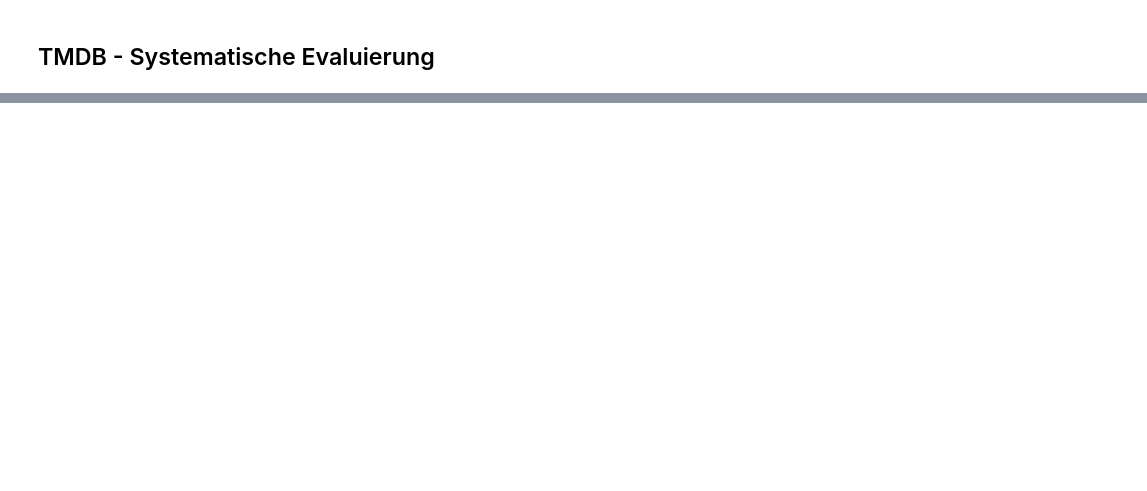
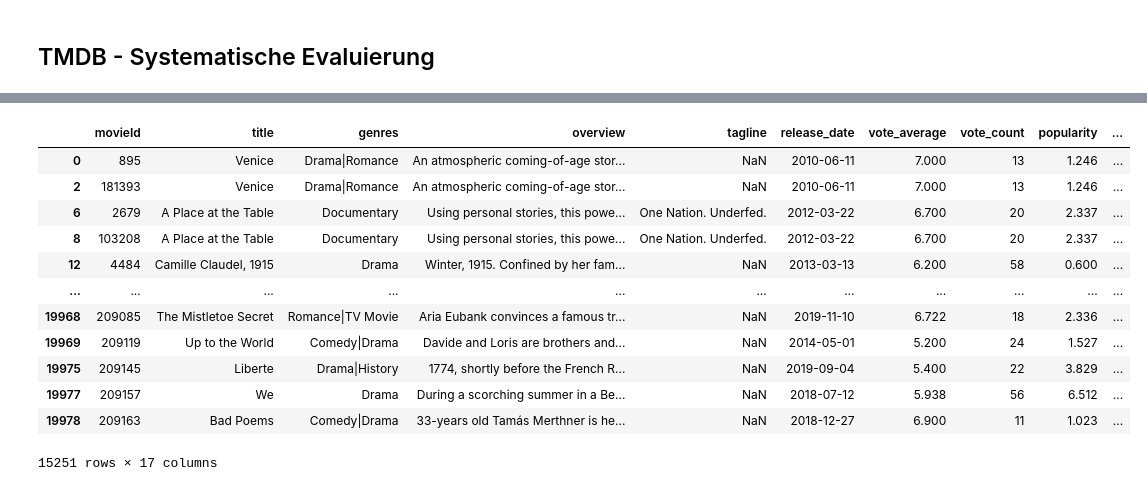
Before and after one commit to Luuzemp14/Cds1_Tinder-4-Movies, a Jupyter notebook: datawrangling.ipynb, the cells around one changed output, grey strips where cells are left out. Saved outputs shown, nothing was run; the diff lists cells and outputs as text; code cells hidden in the pictures; blank space fills up the shorter version.

```diff
--- a/datawrangling.ipynb
+++ b/datawrangling.ipynb
@@ -102,0 +168,17 @@ memory usage: 2.1+ MB
+# %%
+# nur Filme, die mehr als 10 Votes haben.
+df2[df2["vote_count"] >= 10]
+# %% [output]
+|  | movieId | title | genres | overview | tagline | release_date | vote_average | vote_count | popularity | ... |
+| 0 | 895 | Venice | Drama|Romance | An atmospheric coming-of-age stor... | NaN | 2010-06-11 | 7.000 | 13 | 1.246 | ... |
+| 2 | 181393 | Venice | Drama|Romance | An atmospheric coming-of-age stor... | NaN | 2010-06-11 | 7.000 | 13 | 1.246 | ... |
+| 6 | 2679 | A Place at the Table | Documentary | Using personal stories, this powe... | One Nation. Underfed. | 2012-03-22 | 6.700 | 20 | 2.337 | ... |
+| 8 | 103208 | A Place at the Table | Documentary | Using personal stories, this powe... | One Nation. Underfed. | 2012-03-22 | 6.700 | 20 | 2.337 | ... |
+| 12 | 4484 | Camille Claudel, 1915 | Drama | Winter, 1915. Confined by her fam... | NaN | 2013-03-13 | 6.200 | 58 | 0.600 | ... |
+| ... | ... | ... | ... | ... | ... | ... | ... | ... | ... | ... |
+| 19968 | 209085 | The Mistletoe Secret | Romance|TV Movie | Aria Eubank convinces a famous tr... | NaN | 2019-11-10 | 6.722 | 18 | 2.336 | ... |
+| 19969 | 209119 | Up to the World | Comedy|Drama | Davide and Loris are brothers and... | NaN | 2014-05-01 | 5.200 | 24 | 1.527 | ... |
+| 19975 | 209145 | Liberte | Drama|History | 1774, shortly before the French R... | NaN | 2019-09-04 | 5.400 | 22 | 3.829 | ... |
+| 19977 | 209157 | We | Drama | During a scorching summer in a Be... | NaN | 2018-07-12 | 5.938 | 56 | 6.512 | ... |
+| 19978 | 209163 | Bad Poems | Comedy|Drama | 33-years old Tamás Merthner is he... | NaN | 2018-12-27 | 6.900 | 11 | 1.023 | ... |
+15251 rows × 17 columns
```
Also changed, not shown: parts of 21 cells of this notebook.
